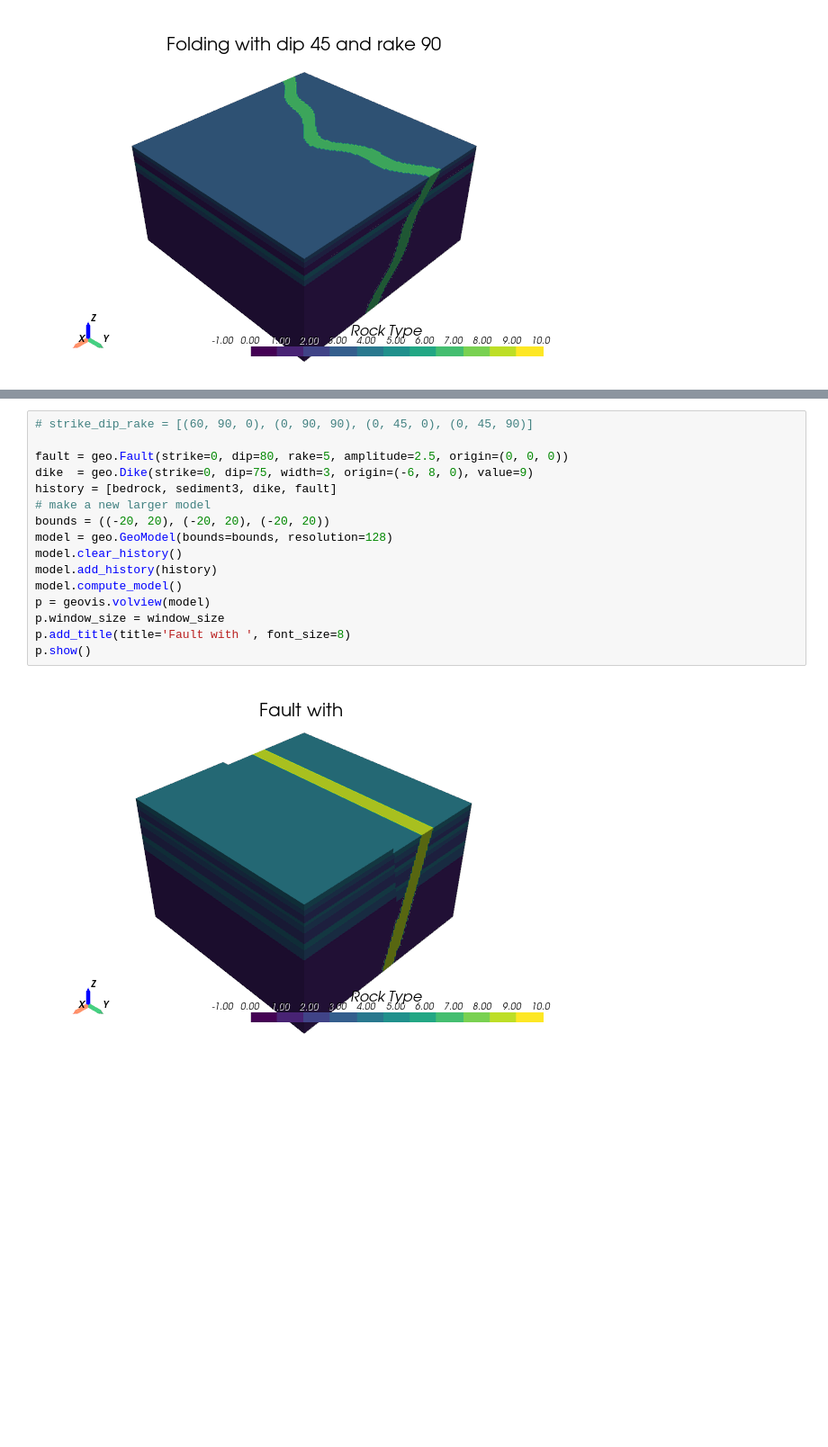
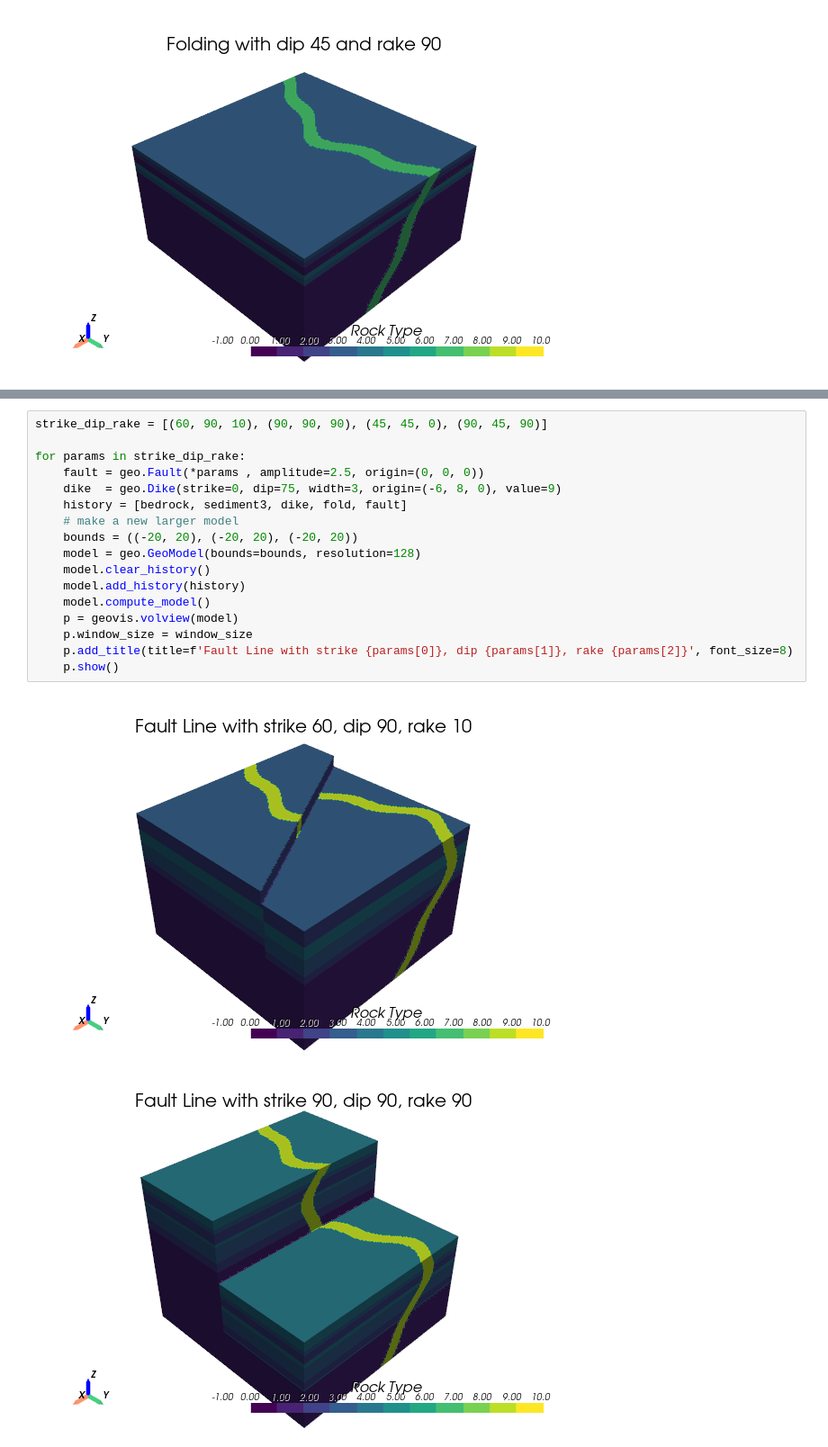
Before and after one commit to kostubhagarwal/StructuralGeo, a Jupyter notebook: examples/examples.ipynb, the cells around one changed output, grey strips where cells are left out. Shown at 90% size. Cells and saved outputs as stored; diff of their text form; blank space fills up the shorter version.

```diff
--- a/examples/examples.ipynb
+++ b/examples/examples.ipynb
@@ -310,20 +312,22 @@ For Faults the displacement is abrupt, modeled as a step function with a displac
 
 The rake is measured from the strike vector by convention, so unlike folds, lateral motion is given by a rake of 0 or 180 degrees.
 # %%
-# strike_dip_rake = [(60, 90, 0), (0, 90, 90), (0, 45, 0), (0, 45, 90)]
+strike_dip_rake = [(60, 90, 10), (90, 90, 90), (45, 45, 0), (90, 45, 90)]
 
-fault = geo.Fault(strike=0, dip=80, rake=5, amplitude=2.5, origin=(0, 0, 0))
-dike  = geo.Dike(strike=0, dip=75, width=3, origin=(-6, 8, 0), value=9)
-history = [bedrock, sediment3, dike, fault]
-# make a new larger model
-bounds = ((-20, 20), (-20, 20), (-20, 20))
-model = geo.GeoModel(bounds=bounds, resolution=128)
-model.clear_history()
-model.add_history(history)
-model.compute_model()
-p = geovis.volview(model)
-p.window_size = window_size
-p.add_title(title='Fault with ', font_size=8)
-p.show()
+for params in strike_dip_rake:
+    fault = geo.Fault(*params , amplitude=2.5, origin=(0, 0, 0))
+    dike  = geo.Dike(strike=0, dip=75, width=3, origin=(-6, 8, 0), value=9)
+    history = [bedrock, sediment3, dike, fold, fault]
+    # make a new larger model
+    bounds = ((-20, 20), (-20, 20), (-20, 20))
+    model = geo.GeoModel(bounds=bounds, resolution=128)
+    model.clear_history()
+    model.add_history(history)
+    model.compute_model()
+    p = geovis.volview(model)
+    p.window_size = window_size
+    p.add_title(title=f'Fault Line with strike {params[0]}, dip {params[1]}, rake {params[2]}', font_size=8)
+    p.show()
 # %% [output]
-[figure, old version]
+[figure, new version]
+[figure, added]
```
Also changed, not shown: parts of 6 cells of this notebook, 1 other file.
